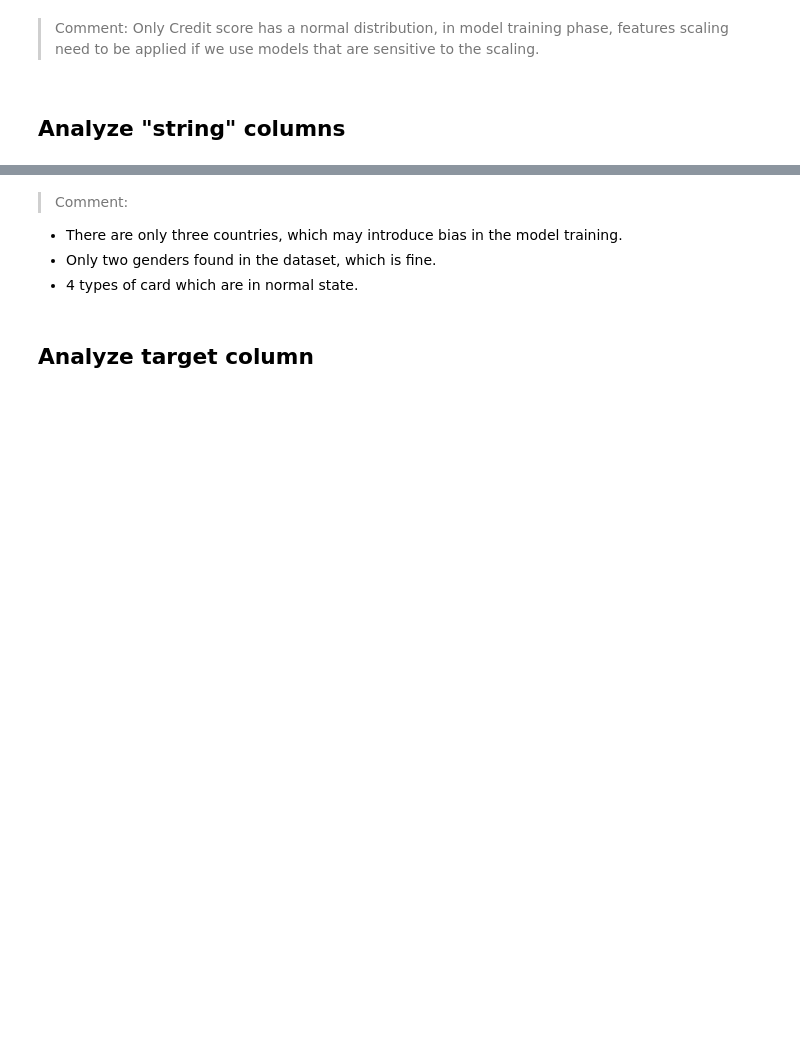
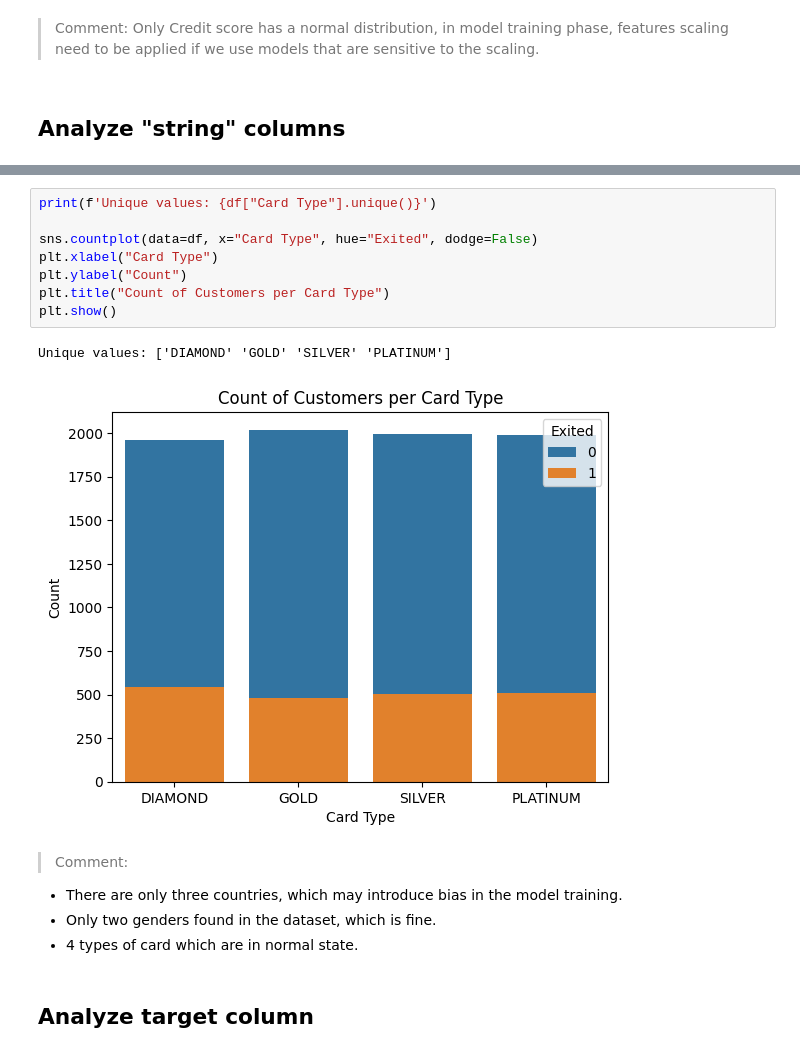
Before and after one commit to raydiwill/customers-churm-ml-app, a Jupyter notebook: notebook/build_model.ipynb, the cells around one changed output, grey strips where cells are left out. Saved outputs shown, nothing was run; the diff lists cells and outputs as text; blank space fills up the shorter version.

```diff
--- a/notebook/build_model.ipynb
+++ b/notebook/build_model.ipynb
@@ -281,3 +291,14 @@ array(['DIAMOND', 'GOLD', 'SILVER', 'PLATINUM'], dtype=object)
+# %%
+print(f'Unique values: {df["Card Type"].unique()}')
+
+sns.countplot(data=df, x="Card Type", hue="Exited", dodge=False)
+plt.xlabel("Card Type")
+plt.ylabel("Count")
+plt.title("Count of Customers per Card Type")
+plt.show()
+# %% [output]
+Unique values: ['DIAMOND' 'GOLD' 'SILVER' 'PLATINUM']
+[figure, added]
 # %% [markdown]
 > Comment:
 * There are only three countries, which may introduce bias in the model training.
```
Also changed, not shown: parts of 6 cells of this notebook.
